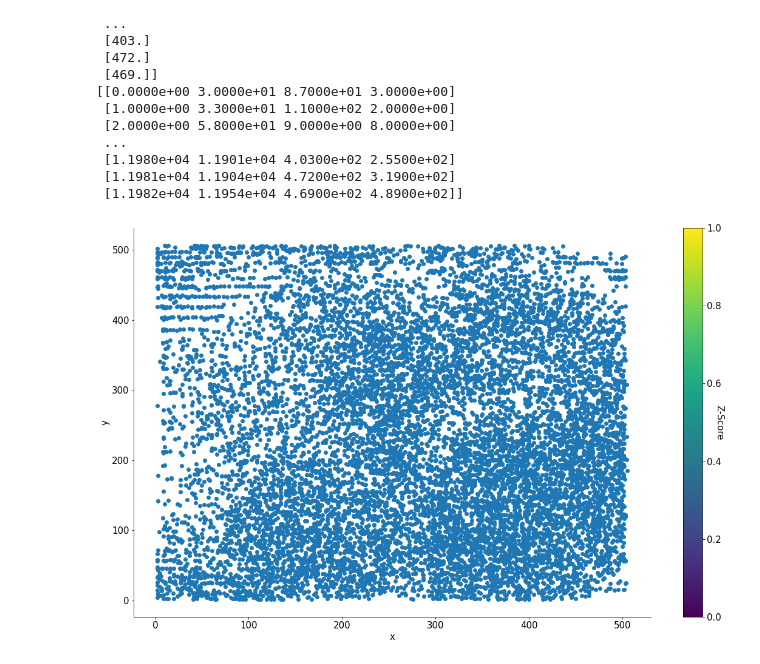
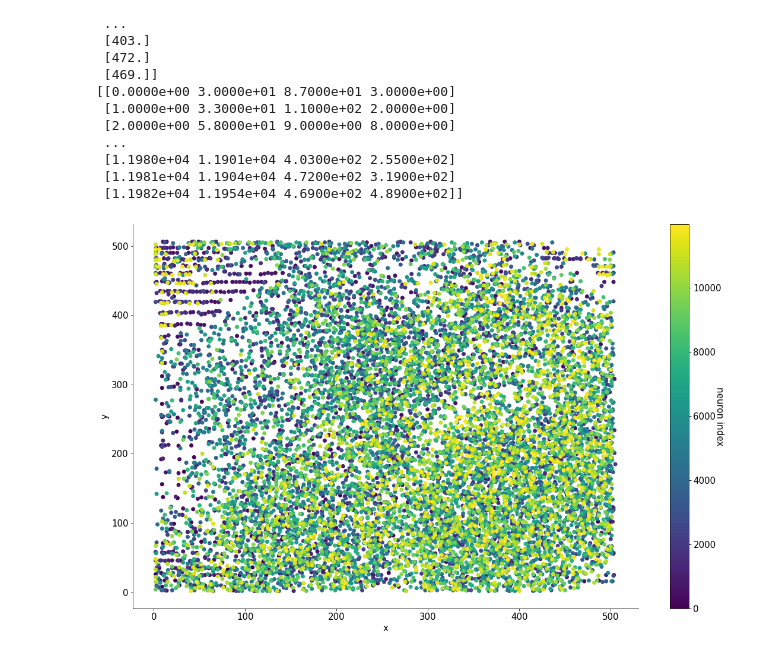
Before and after one commit to grawoods/teamA-grebes-NMA2020, a Jupyter notebook: 20200720_SM_TemporalFilter_GaussianGLM_allNeurons.ipynb, the cells around one changed output. Drawn from its saved outputs; the diff is of its cells as text; code cells hidden in the pictures.

```diff
--- a/20200720_SM_TemporalFilter_GaussianGLM_allNeurons.ipynb
+++ b/20200720_SM_TemporalFilter_GaussianGLM_allNeurons.ipynb
@@ -210,9 +210,9 @@ print(idx_rank_location)
 # %%
 plt.figure(figsize=(16,10))
 ax = plt.subplot(1,1,1)
-plt.scatter(idx_rank_location[ : ,2:3], idx_rank_location[ : ,3:4], cmap = 'viridis')
+plt.scatter(idx_rank_location[ : ,2:3], idx_rank_location[ : ,3:4], c= idx_rank_location[ : ,0:1])
 ax.set(xlabel = 'x', ylabel = 'y')
 cbar = plt.colorbar()
-cbar.set_label('Z-Score', rotation=270)
+cbar.set_label('neuron index', rotation=270)
 # %% [output]
-[figure, old version]
+[figure, new version]
```
Also changed, not shown: parts of 1 cell of this notebook.
